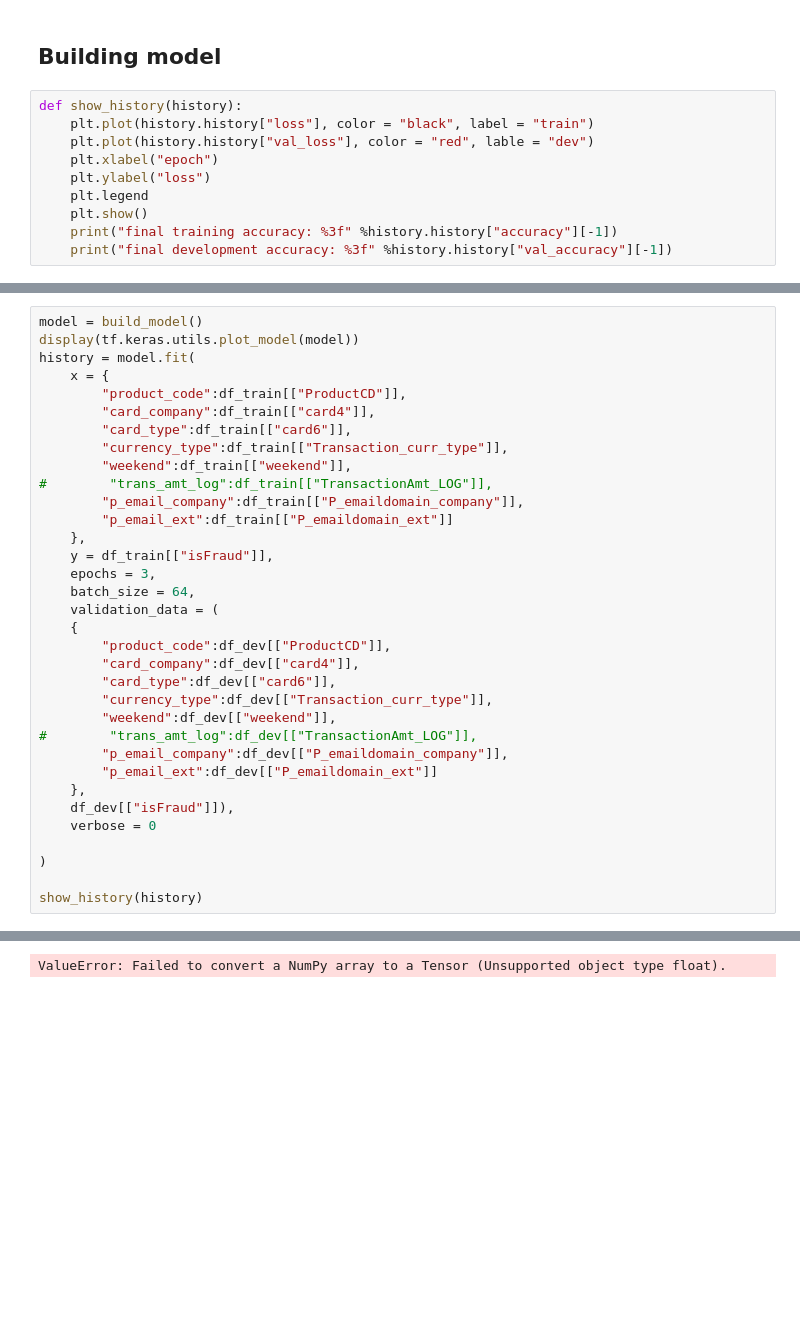
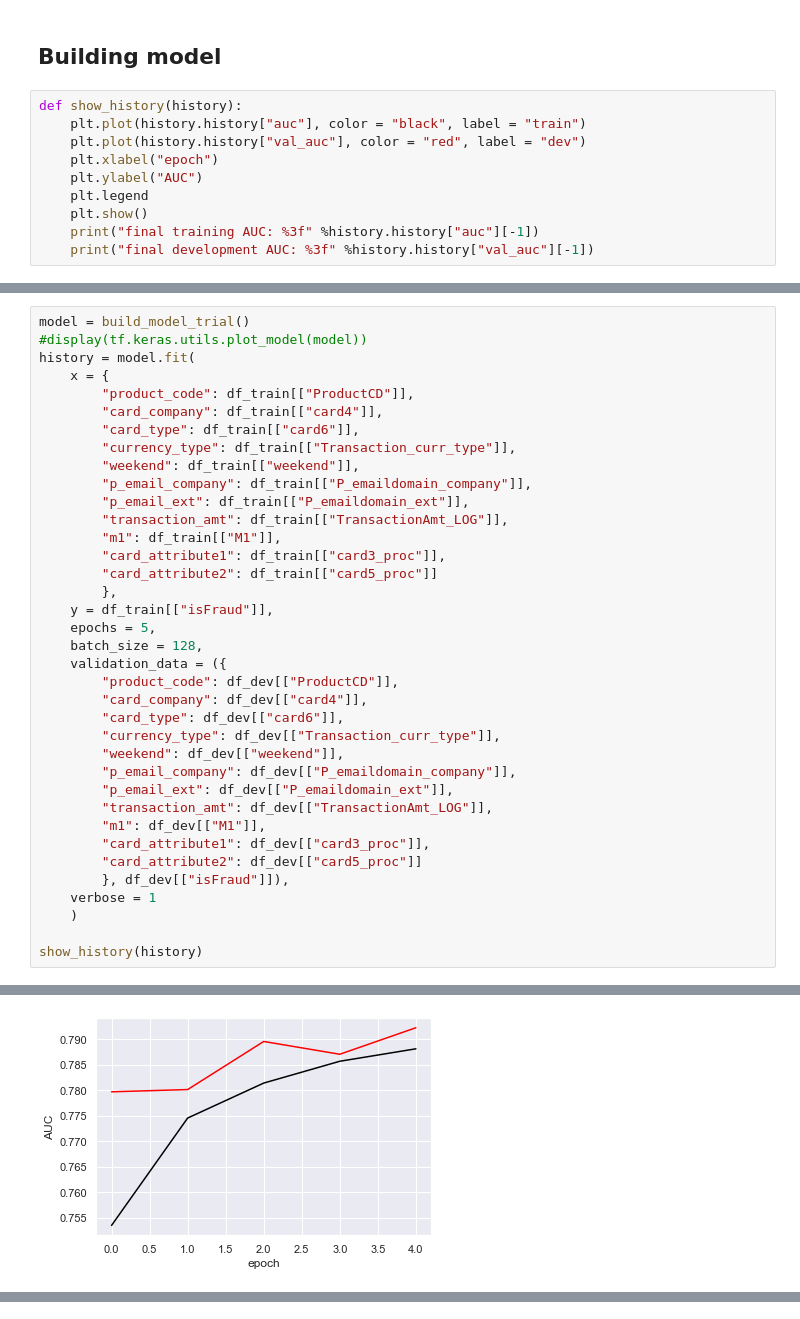
Before and after one commit to ChaseMadson/w207-final-project, a Jupyter notebook: Functional_model_NP.ipynb, the cells around one changed output, grey strips where cells are left out. Drawn from its saved outputs; the diff is of its cells as text; blank space fills up the shorter version.

Commit message:
Newest functional keras model
Added more EDA, and features

```diff
--- a/Functional_model_NP.ipynb
+++ b/Functional_model_NP.ipynb
@@ -513,12 +788,12 @@ array(['local', 'foreign'], dtype=object)
 ## Building model
 # %%
 def show_history(history):
-    plt.plot(history.history["loss"], color = "black", label = "train")
-    plt.plot(history.history["val_loss"], color = "red", lable = "dev")
+    plt.plot(history.history["auc"], color = "black", label = "train")
+    plt.plot(history.history["val_auc"], color = "red", label = "dev")
     plt.xlabel("epoch")
-    plt.ylabel("loss")
+    plt.ylabel("AUC")
     plt.legend
     plt.show()
-    print("final training accuracy: %3f" %history.history["accuracy"][-1])
-    print("final development accuracy: %3f" %history.history["val_accuracy"][-1])
+    print("final training AUC: %3f" %history.history["auc"][-1])
+    print("final development AUC: %3f" %history.history["val_auc"][-1])
 # %%
@@ -586,37 +876,40 @@ def build_model():
 
     return model
 # %%
-model = build_model()
-display(tf.keras.utils.plot_model(model))
+model = build_model_trial()
+#display(tf.keras.utils.plot_model(model))
 history = model.fit(
     x = {
-        "product_code":df_train[["ProductCD"]],
-        "card_company":df_train[["card4"]],
-        "card_type":df_train[["card6"]],
-        "currency_type":df_train[["Transaction_curr_type"]],
-        "weekend":df_train[["weekend"]],
-#        "trans_amt_log":df_train[["TransactionAmt_LOG"]],
-        "p_email_company":df_train[["P_emaildomain_company"]],
-        "p_email_ext":df_train[["P_emaildomain_ext"]]
-    },
+        "product_code": df_train[["ProductCD"]],
+        "card_company": df_train[["card4"]],
+        "card_type": df_train[["card6"]],
+        "currency_type": df_train[["Transaction_curr_type"]],
+        "weekend": df_train[["weekend"]],
+        "p_email_company": df_train[["P_emaildomain_company"]],
+        "p_email_ext": df_train[["P_emaildomain_ext"]],
+        "transaction_amt": df_train[["TransactionAmt_LOG"]],
+        "m1": df_train[["M1"]],
+        "card_attribute1": df_train[["card3_proc"]],
+        "card_attribute2": df_train[["card5_proc"]]
+        },
     y = df_train[["isFraud"]],
-    epochs = 3,
-    batch_size = 64,
-    validation_data = (
-    {
-        "product_code":df_dev[["ProductCD"]],
-        "card_company":df_dev[["card4"]],
-        "card_type":df_dev[["card6"]],
-        "currency_type":df_dev[["Transaction_curr_type"]],
-        "weekend":df_dev[["weekend"]],
-#        "trans_amt_log":df_dev[["TransactionAmt_LOG"]],
-        "p_email_company":df_dev[["P_emaildomain_company"]],
-        "p_email_ext":df_dev[["P_emaildomain_ext"]]
-    },
-    df_dev[["isFraud"]]),
-    verbose = 0
-
-)
+    epochs = 5,
+    batch_size = 128,
+    validation_data = ({
+        "product_code": df_dev[["ProductCD"]],
+        "card_company": df_dev[["card4"]],
+        "card_type": df_dev[["card6"]],
+        "currency_type": df_dev[["Transaction_curr_type"]],
+        "weekend": df_dev[["weekend"]],
+        "p_email_company": df_dev[["P_emaildomain_company"]],
+        "p_email_ext": df_dev[["P_emaildomain_ext"]],
+        "transaction_amt": df_dev[["TransactionAmt_LOG"]],
+        "m1": df_dev[["M1"]],
+        "card_attribute1": df_dev[["card3_proc"]],
+        "card_attribute2": df_dev[["card5_proc"]]
+        }, df_dev[["isFraud"]]),
+    verbose = 1
+    )
 
 show_history(history)
 # %% [output]
@@ -623,0 +926 @@ You must install pydot (`pip install pydot`) and install graphviz (see instructi
+[figure, added]
@@ -625 +928,0 @@ None
-ValueError: Failed to convert a NumPy array to a Tensor (Unsupported object type float).
```
Also changed, not shown: parts of 47 cells of this notebook.
